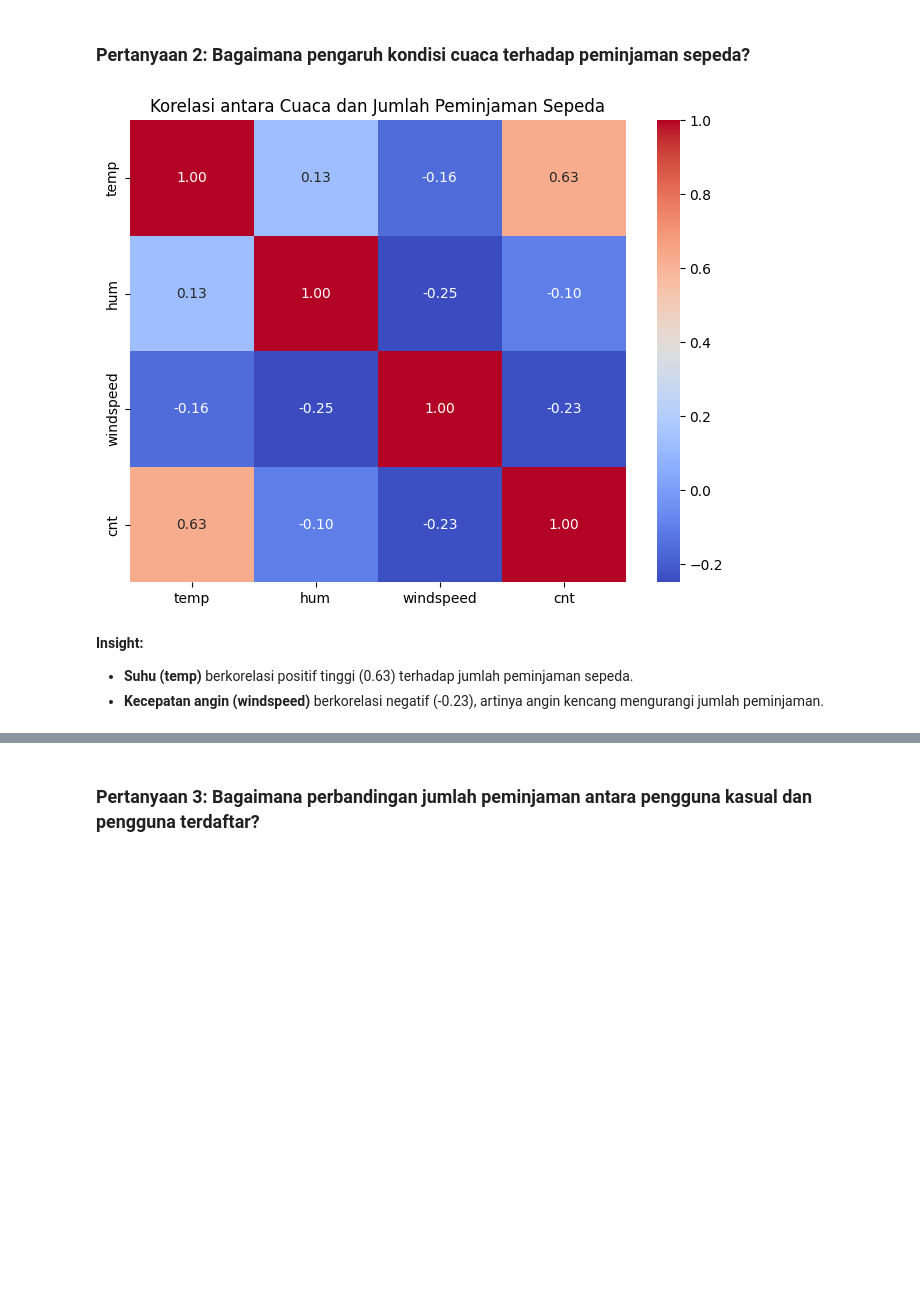
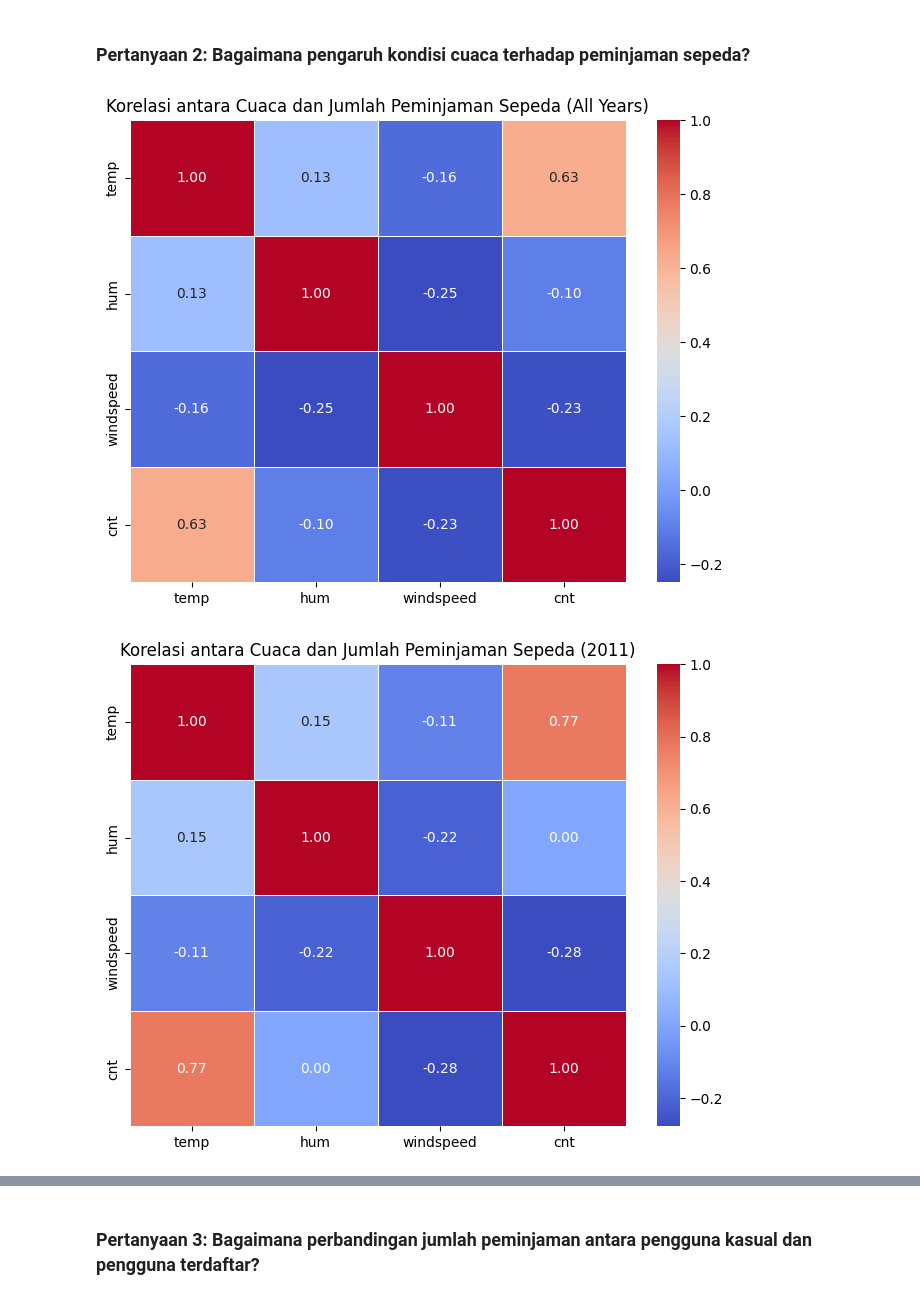
Before and after one commit to fajarwiguna/bikesharing-dashboard, a Jupyter notebook: notebook.ipynb, the cells around one changed output, grey strips where cells are left out. Cells and saved outputs as stored; diff of their text form; code cells hidden in the pictures; blank space fills up the shorter version.

```diff
--- a/notebook.ipynb
+++ b/notebook.ipynb
@@ -349,15 +403,32 @@ Passing `palette` without assigning `hue` is deprecated and will be removed in v
 - **Musim dingin** memiliki peminjaman paling sedikit.
 # %% [markdown]
 ### Pertanyaan 2: Bagaimana pengaruh kondisi cuaca terhadap peminjaman sepeda?
-# %%
-weather_corr = bikes_per_day_df[['temp', 'hum', 'windspeed', 'cnt']].corr()
-plt.figure(figsize=(8, 6))
-sns.heatmap(weather_corr, annot=True, cmap="coolwarm", fmt=".2f")
-plt.title("Korelasi antara Cuaca dan Jumlah Peminjaman Sepeda")
-plt.show()
-# %% [output]
-[figure, removed]
-# %% [markdown]
-**Insight:**
-- **Suhu (temp)** berkorelasi positif tinggi (0.63) terhadap jumlah peminjaman sepeda.
-- **Kecepatan angin (windspeed)** berkorelasi negatif (-0.23), artinya angin kencang mengurangi jumlah peminjaman.
+# %%
+# Fungsi untuk plot heatmap korelasi dengan year mapping di judul
+def plot_weather_corr(df, year=None):
+    year_mapping = {0: "2011", 1: "2012"}
+
+    if year is not None:
+        df = df[df["yr"] == year]
+
+    weather_corr = df[['temp', 'hum', 'windspeed', 'cnt']].corr()
+
+    plt.figure(figsize=(8, 6))
+    sns.heatmap(weather_corr, annot=True, cmap="coolwarm", fmt=".2f", linewidths=0.5)
+
+    title = "Korelasi antara Cuaca dan Jumlah Peminjaman Sepeda"
+    if year in year_mapping:
+        title += f" ({year_mapping[year]})"
+    else:
+        title += " (All Years)"
+
+    plt.title(title)
+    plt.show()
+
+# Plot untuk All Years, 2011, dan 2012
+plot_weather_corr(bikes_per_day_df)
+plot_weather_corr(bikes_per_day_df, year=0)
+plot_weather_corr(bikes_per_day_df, year=1)
+# %% [output]
+[figure, added]
+[figure, added]
```
Also changed, not shown: parts of 16 cells of this notebook.
